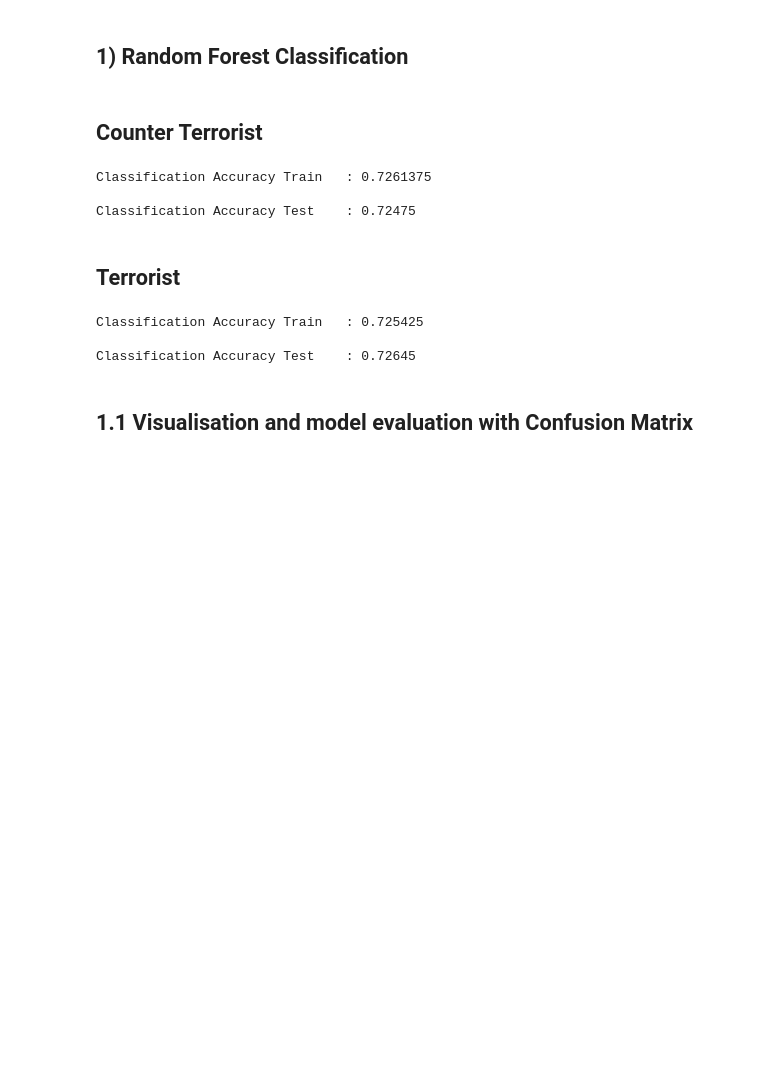
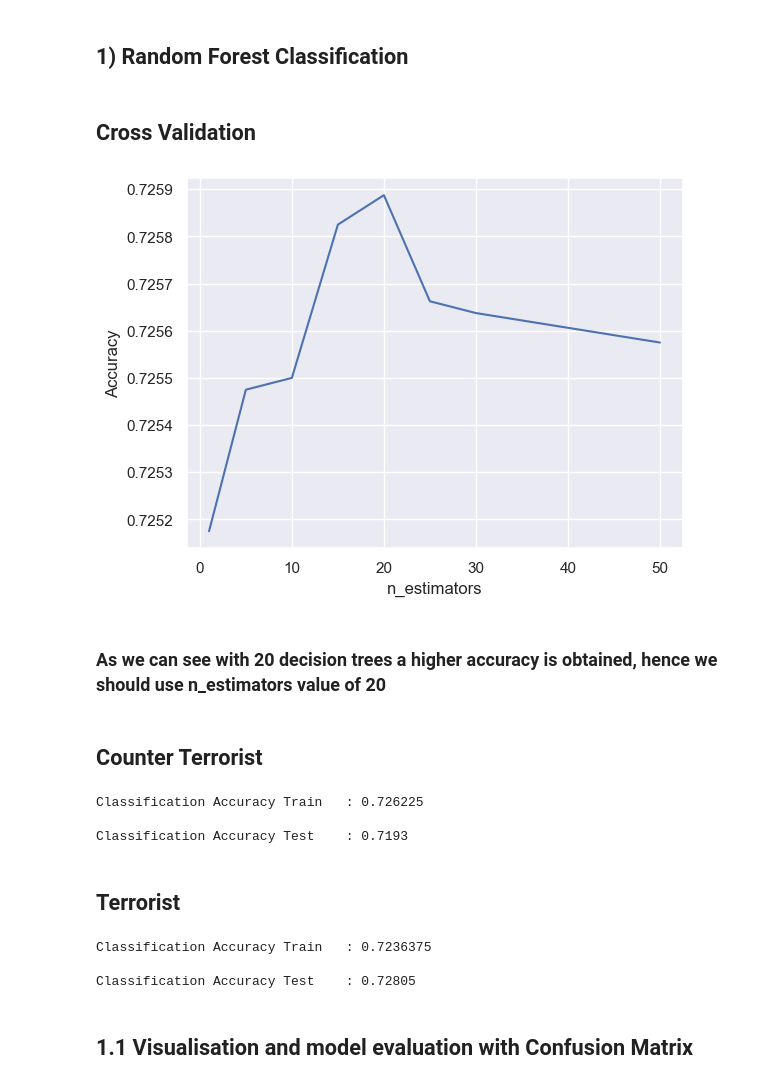
Before and after one commit to fattycuty/DSAI-Mini-Project, a Jupyter notebook: DS Mini-Project.ipynb, the cells around one changed output. Saved outputs shown, nothing was run; the diff lists cells and outputs as text; code cells hidden in the pictures; blank space fills up the shorter version.

```diff
--- a/DS Mini-Project.ipynb
+++ b/DS Mini-Project.ipynb
@@ -748,12 +748,35 @@ X_train_t, X_test_t, y_train_t, y_test_t = train_test_split(eq_diff_t, side_win_
 2. is_bomb_planted : Whether bomb is planted
 # %% [markdown]
 ## 1) Random Forest Classification
+# %% [markdown]
+## Cross Validation
+# %%
+from sklearn.ensemble import RandomForestClassifier
+from sklearn.model_selection import cross_val_score
+
+n_estimators_range = [1, 5, 10, 15, 20, 25, 30, 50] # define a range of values to test
+cv_scores = []
+for n in n_estimators_range:
+    rfc = RandomForestClassifier(n_estimators=n, max_depth=4)
+    scores = cross_val_score(rfc, X_train, y_train.values.ravel(), cv=10) # evaluate the model with 5-fold cross-validation
+    cv_scores.append(np.mean(scores))
+
+# plot the results
+import matplotlib.pyplot as plt
+plt.plot(n_estimators_range, cv_scores)
+plt.xlabel('n_estimators')
+plt.ylabel('Accuracy')
+plt.show()
+# %% [output]
+[figure, added]
+# %% [markdown]
+### As we can see with 20 decision trees a higher accuracy is obtained, hence we should use n_estimators value of 20
 # %% [markdown]
 ## Counter Terrorist
 # %%
 from sklearn.ensemble import RandomForestClassifier
 
-rfc = RandomForestClassifier(n_estimators=100, max_depth=4)
+rfc = RandomForestClassifier(n_estimators=20, max_depth=4)
 rfc.fit(X_train, y_train.values.ravel())
 rfc_train_pred = rfc.predict(X_train)
 rfc_test_pred = rfc.predict(X_test)
@@ -765,15 +788,15 @@ print()
 
 acc_rfc = rfc.score(X_test, y_test.values.ravel())
 # %% [output]
-Classification Accuracy Train   : 0.7261375
+Classification Accuracy Train   : 0.726225
 
-Classification Accuracy Test    : 0.72475
+Classification Accuracy Test    : 0.7193
 # %% [markdown]
 ## Terrorist
 # %%
 from sklearn.ensemble import RandomForestClassifier
 
-rfc_t = RandomForestClassifier(n_estimators=100, max_depth=4)
+rfc_t = RandomForestClassifier(n_estimators=20, max_depth=4)
 rfc_t.fit(X_train_t, y_train_t.values.ravel())
 rfc_train_t_pred = rfc.predict(X_train_t)
 rfc_test_t_pred = rfc.predict(X_test_t)
@@ -785,9 +808,9 @@ print()
 print("Classification Accuracy Test\t:", rfc_t.score(X_test_t, y_test_t.values.ravel()))
 print()
 # %% [output]
-Classification Accuracy Train   : 0.725425
+Classification Accuracy Train   : 0.7236375
 
-Classification Accuracy Test    : 0.72645
+Classification Accuracy Test    : 0.72805
 # %% [markdown]
  ## 1.1 Visualisation and model evaluation with Confusion Matrix
 # %% [markdown]
```
Also changed, not shown: parts of 26 cells of this notebook.
